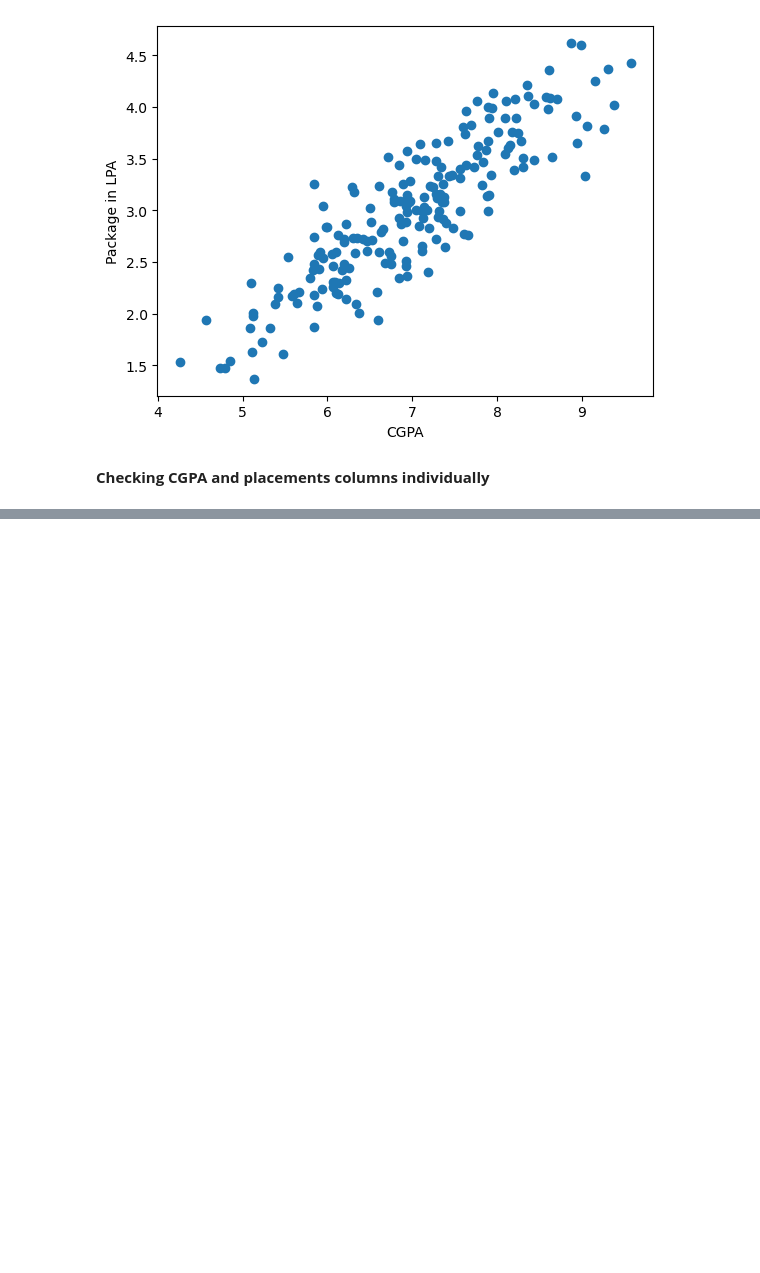
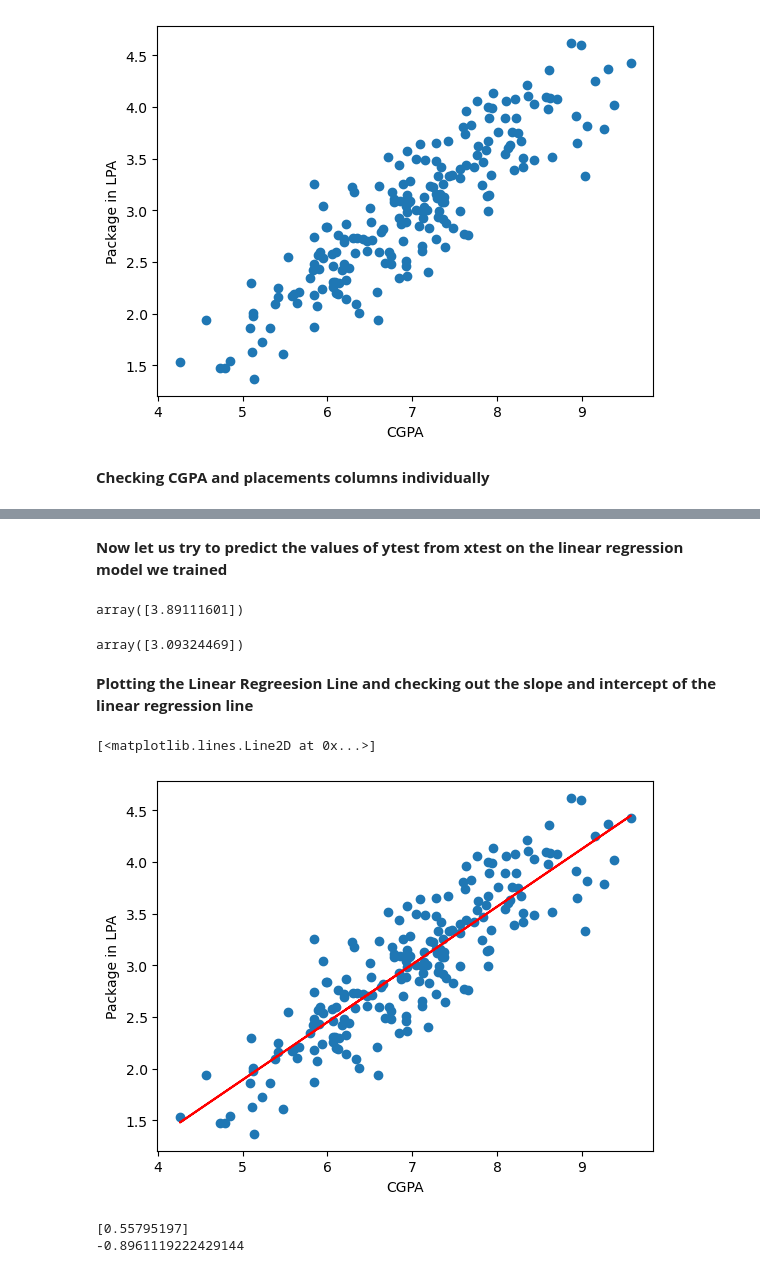
Before and after one commit to Saptasindhu07/Machine-Learning-Basics, a Jupyter notebook: Linear Regression/Simple Linear Regression.ipynb, the cells around one changed output, grey strips where cells are left out. Drawn from its saved outputs; the diff is of its cells as text; code cells hidden in the pictures; blank space fills up the shorter version.

```diff
--- a/Linear Regression/Simple Linear Regression.ipynb
+++ b/Linear Regression/Simple Linear Regression.ipynb
@@ -29,4 +41,4 @@ Text(0, 0.5, 'Package in LPA')
 # %% [markdown]
 **Checking CGPA and placements columns individually**
 # %%
-df.iloc[:,0:1]
+X=df.iloc[:,0:1]
@@ -47,2 +45,2 @@ df.iloc[:,0:1]
 # %%
-df.iloc[:,0,1]]
+Y=df.iloc[:,1]
@@ -62,0 +47,6 @@ df.iloc[:,0,1]]
+# %%
+X_train,X_test,Y_train,Y_test=train_test_split(X,Y,test_size=0.2,random_state=2)
+### here test_size refers to the percentage of the data that goes into our testing set
+# %%
+lr=LinearRegression()
+lr.fit(X_train,Y_train)
@@ -62,0 +95,27 @@ df.iloc[:,0,1]]
+# %% [markdown]
+**Now let us try to predict the values of ytest from xtest on the linear regression model we trained**
+# %%
+lr.predict(X_test.iloc[0].values.reshape(1,1))
+# %% [output]
+array([3.89111601])
+# %%
+lr.predict(X_test.iloc[1].values.reshape(1,1))
+# %% [output]
+array([3.09324469])
+# %% [markdown]
+**Plotting the Linear Regreesion Line and checking out the slope and intercept of the linear regression line**
+# %%
+plt.scatter(df['cgpa'],df['package'])
+plt.xlabel('CGPA')
+plt.ylabel('Package in LPA')
+
+plt.plot(df['cgpa'],lr.predict(df['cgpa'].values.reshape(200,1)),color='red')
+# %% [output]
+[<matplotlib.lines.Line2D at 0x...>]
+[figure, added]
+# %%
+print(lr.coef_) ###this is the slope
+print(lr.intercept_) ###this is the intercept
+# %% [output]
+[0.55795197]
+-0.8961119222429144
```
Also changed, not shown: parts of 8 cells of this notebook.
